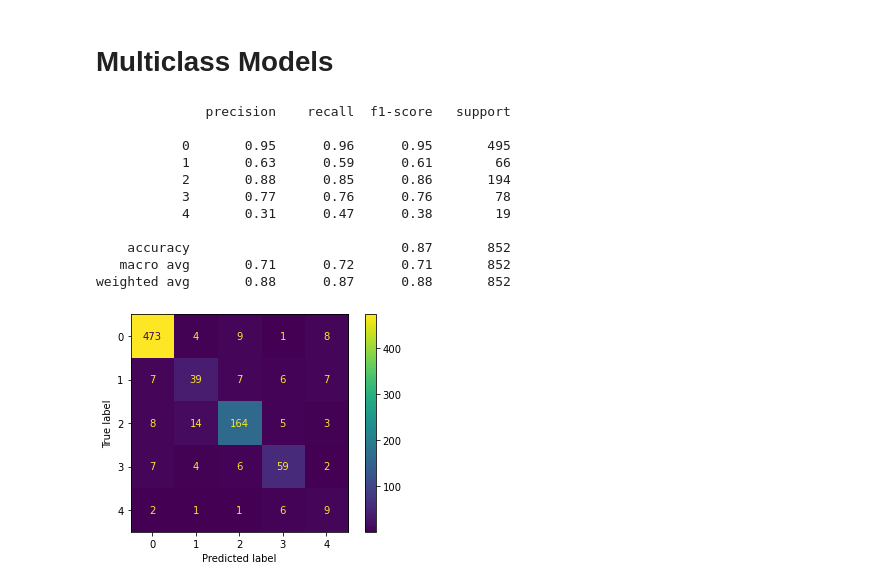
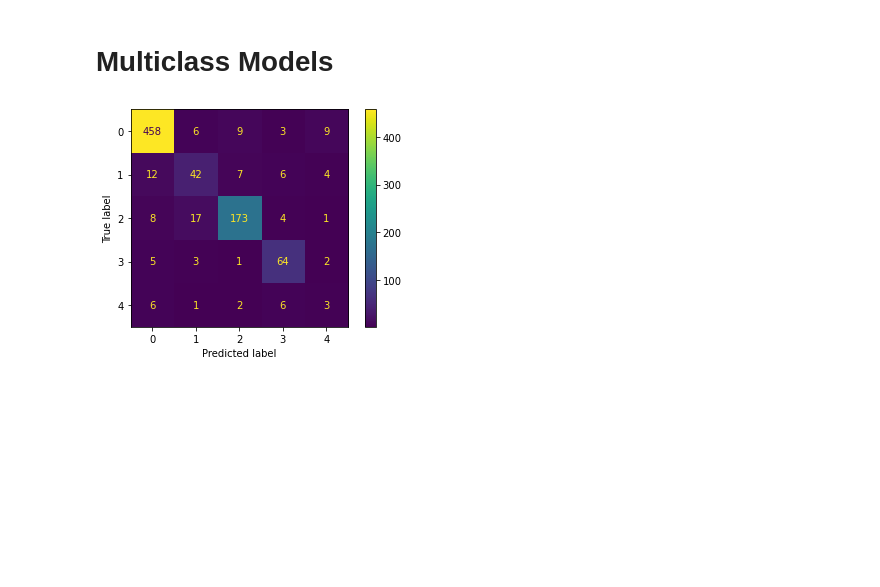
Before and after one commit to JoshuaGottlieb/Exoplanet-Classification, a Jupyter notebook: notebooks/Modeling.ipynb, the cells around one changed output. Saved outputs shown, nothing was run; the diff lists cells and outputs as text; code cells hidden in the pictures; blank space fills up the shorter version.

Commit message:
Created models for multi-class dataset.

```diff
--- a/notebooks/Modeling.ipynb
+++ b/notebooks/Modeling.ipynb
@@ -108,7 +109,8 @@ def run_model(X_train, X_test, y_train, y_test, estimator = None,
     else:
         model = pipe
 
-    model.fit(X_train, y_train)
+    with parallel_backend('threading', n_jobs = -1):
+        model.fit(X_train, y_train)
 
     if plot_confusion:
         ConfusionMatrixDisplay(confusion_matrix(y_test, model.predict(X_test))).plot();
@@ -291,19 +306,6 @@ with open('../data/models/binary_xgboost.pickle', 'wb') as f:
 # Multiclass Models
 # %%
 base_decision_tree = run_model(X_train_multi, X_test_multi, y_train_multi, y_test_multi,
-                               ('logreg', DecisionTreeClassifier(random_state = 42)),
-                               plot_confusion = True)
-print(classification_report(y_test_multi, base_decision_tree.predict(X_test_multi)))
+                     estimator = DecisionTreeClassifier(random_state = 42), plot_confusion = True)
 # %% [output]
-              precision    recall  f1-score   support
-
-           0       0.95      0.96      0.95       495
-           1       0.63      0.59      0.61        66
-           2       0.88      0.85      0.86       194
-           3       0.77      0.76      0.76        78
-           4       0.31      0.47      0.38        19
-
-    accuracy                           0.87       852
-   macro avg       0.71      0.72      0.71       852
-weighted avg       0.88      0.87      0.88       852
-[figure, old version]
+[figure, new version]
```
Also changed, not shown: parts of 18 cells of this notebook, 7 other files.
